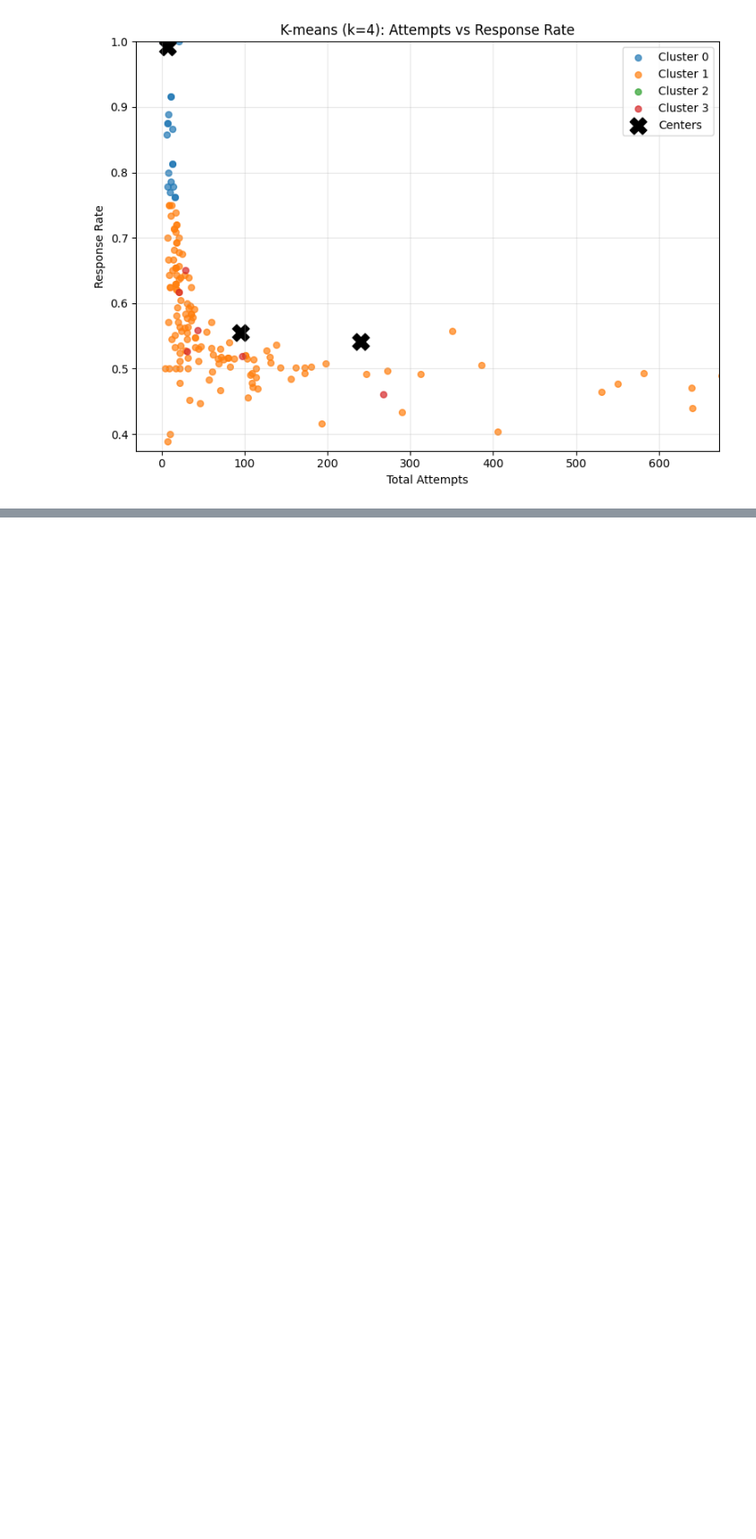
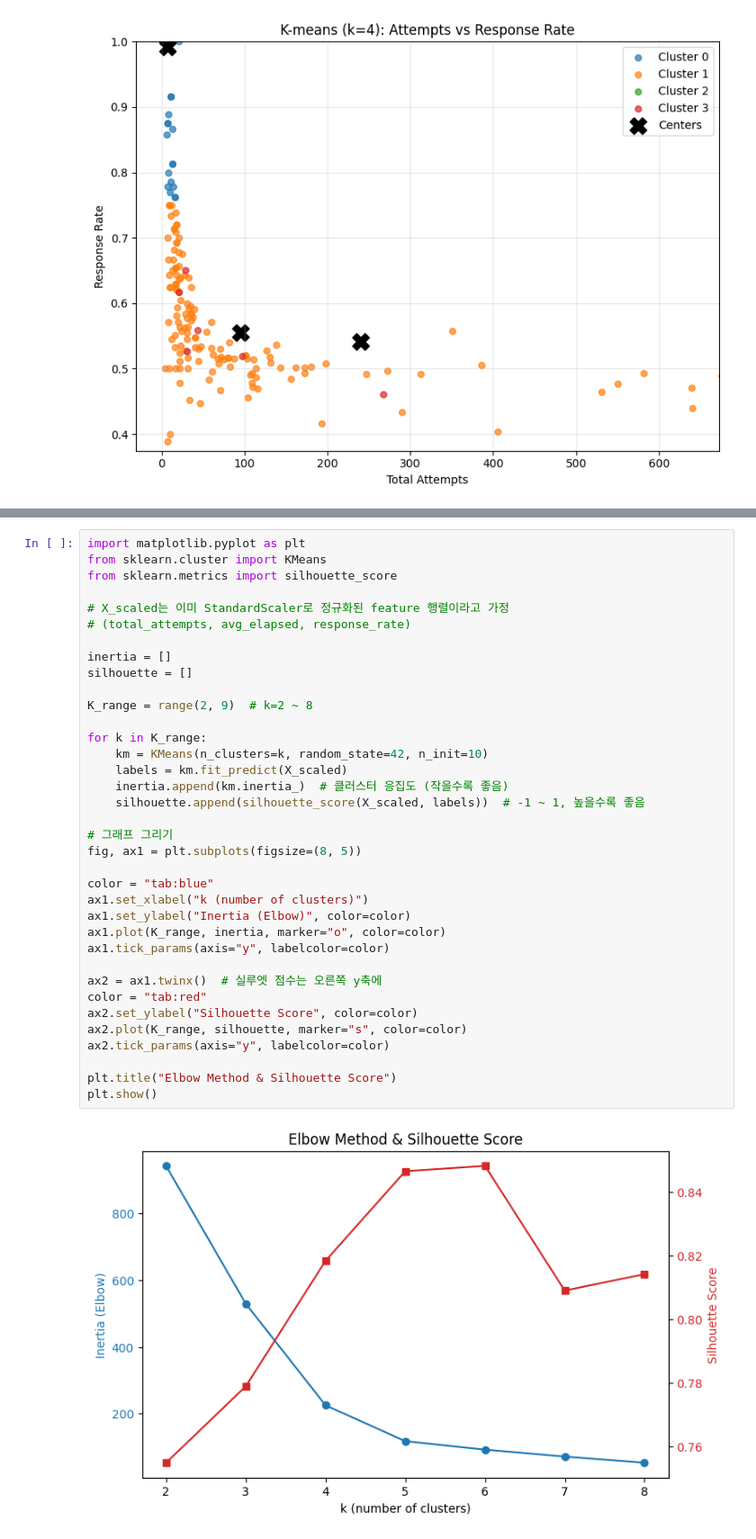
Before and after one commit to eunShim/BigDataCapstone, a Jupyter notebook: bigdatacapstone.ipynb, the cells around one changed output, grey strips where cells are left out. Shown at 90% size. Saved outputs shown, nothing was run; the diff lists cells and outputs as text; blank space fills up the shorter version.

```diff
--- a/bigdatacapstone.ipynb
+++ b/bigdatacapstone.ipynb
@@ -151,0 +179,38 @@ plt.show()
+# %%
+import matplotlib.pyplot as plt
+from sklearn.cluster import KMeans
+from sklearn.metrics import silhouette_score
+
+# X_scaled는 이미 StandardScaler로 정규화된 feature 행렬이라고 가정
+# (total_attempts, avg_elapsed, response_rate)
+
+inertia = []
+silhouette = []
+
+K_range = range(2, 9)  # k=2 ~ 8
+
+for k in K_range:
+    km = KMeans(n_clusters=k, random_state=42, n_init=10)
+    labels = km.fit_predict(X_scaled)
+    inertia.append(km.inertia_)  # 클러스터 응집도 (작을수록 좋음)
+    silhouette.append(silhouette_score(X_scaled, labels))  # -1 ~ 1, 높을수록 좋음
+
+# 그래프 그리기
+fig, ax1 = plt.subplots(figsize=(8, 5))
+
+color = "tab:blue"
+ax1.set_xlabel("k (number of clusters)")
+ax1.set_ylabel("Inertia (Elbow)", color=color)
+ax1.plot(K_range, inertia, marker="o", color=color)
+ax1.tick_params(axis="y", labelcolor=color)
+
+ax2 = ax1.twinx()  # 실루엣 점수는 오른쪽 y축에
+color = "tab:red"
+ax2.set_ylabel("Silhouette Score", color=color)
+ax2.plot(K_range, silhouette, marker="s", color=color)
+ax2.tick_params(axis="y", labelcolor=color)
+
+plt.title("Elbow Method & Silhouette Score")
+plt.show()
+# %% [output]
+[figure, added]
```
Also changed, not shown: parts of 2 cells of this notebook.
